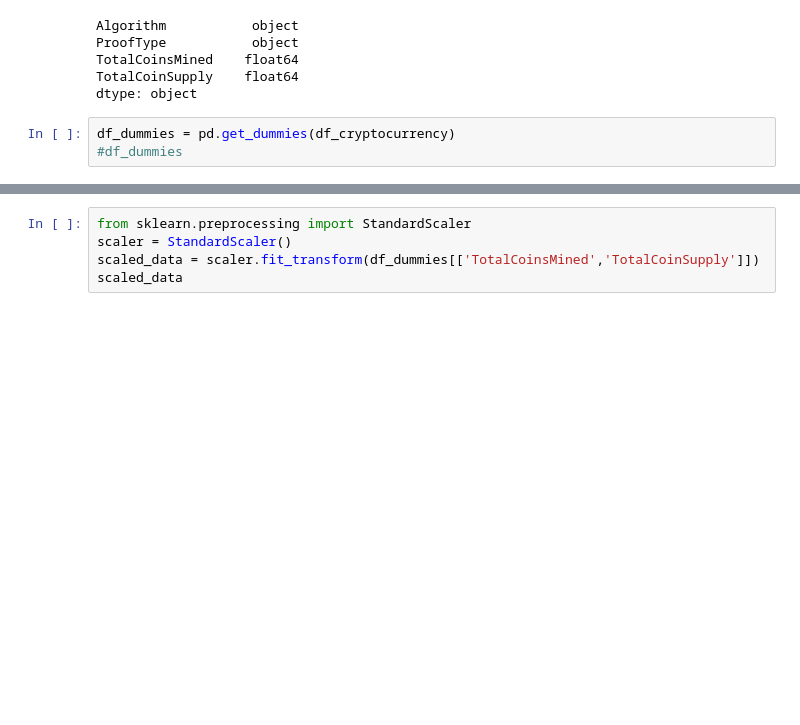
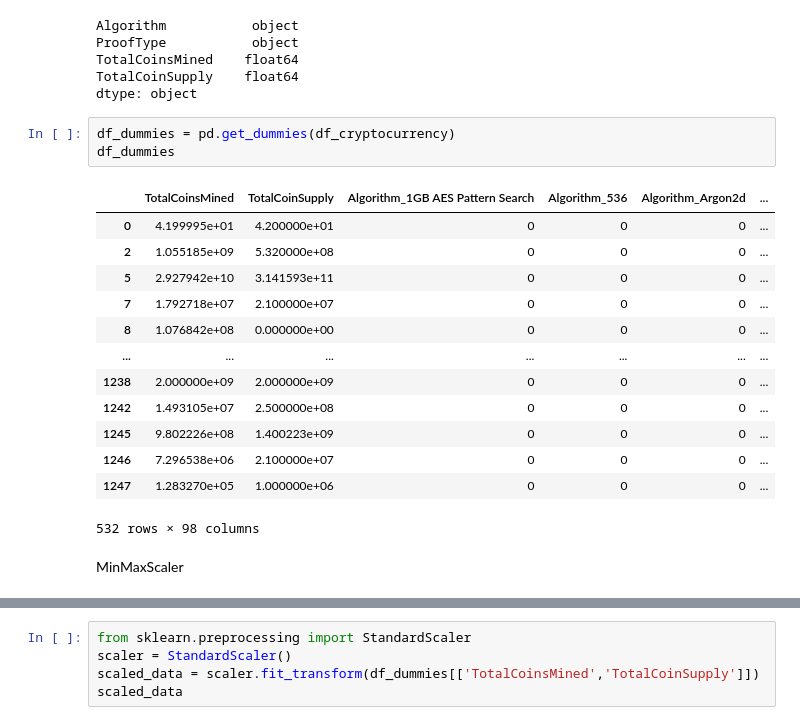
Before and after one commit to DasaSimo/Cryptocurrency-Clusters, a Jupyter notebook: crypto_clusters.ipynb, the cells around one changed output, grey strips where cells are left out. Saved outputs shown, nothing was run; the diff lists cells and outputs as text; blank space fills up the shorter version.

```diff
--- a/crypto_clusters.ipynb
+++ b/crypto_clusters.ipynb
@@ -77,4 +77,20 @@ TotalCoinSupply    float64
 dtype: object
 # %%
 df_dummies = pd.get_dummies(df_cryptocurrency)
-#df_dummies
+df_dummies
+# %% [output]
+|  | TotalCoinsMined | TotalCoinSupply | Algorithm_1GB AES Pattern Search | Algorithm_536 | Algorithm_Argon2d | ... |
+| 0 | 4.199995e+01 | 4.200000e+01 | 0 | 0 | 0 | ... |
+| 2 | 1.055185e+09 | 5.320000e+08 | 0 | 0 | 0 | ... |
+| 5 | 2.927942e+10 | 3.141593e+11 | 0 | 0 | 0 | ... |
+| 7 | 1.792718e+07 | 2.100000e+07 | 0 | 0 | 0 | ... |
+| 8 | 1.076842e+08 | 0.000000e+00 | 0 | 0 | 0 | ... |
+| ... | ... | ... | ... | ... | ... | ... |
+| 1238 | 2.000000e+09 | 2.000000e+09 | 0 | 0 | 0 | ... |
+| 1242 | 1.493105e+07 | 2.500000e+08 | 0 | 0 | 0 | ... |
+| 1245 | 9.802226e+08 | 1.400223e+09 | 0 | 0 | 0 | ... |
+| 1246 | 7.296538e+06 | 2.100000e+07 | 0 | 0 | 0 | ... |
+| 1247 | 1.283270e+05 | 1.000000e+06 | 0 | 0 | 0 | ... |
+532 rows × 98 columns
+# %% [markdown]
+MinMaxScaler
```
Also changed, not shown: parts of 24 cells of this notebook.
